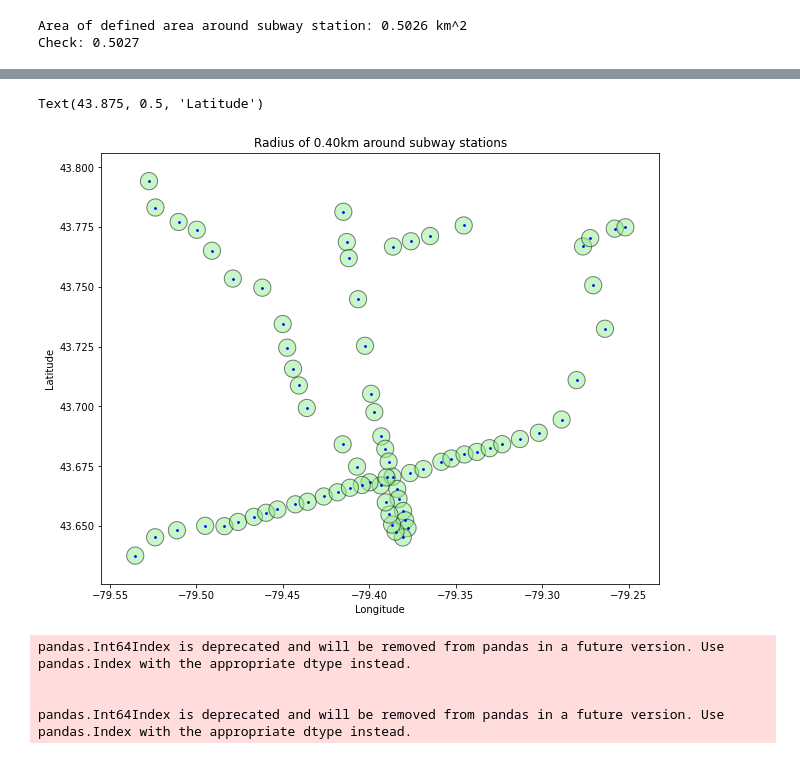
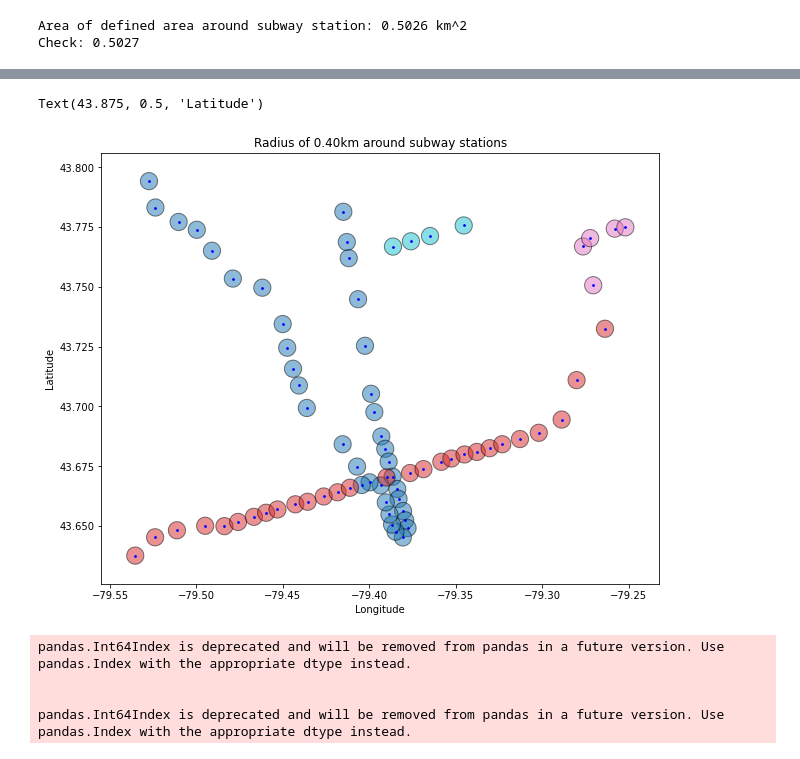
Before and after one commit to WillKWL/Project-TorontoApartment, a Jupyter notebook: 1- initiate.ipynb, the cells around one changed output, grey strips where cells are left out. Drawn from its saved outputs; the diff is of its cells as text; code cells hidden in the pictures.

```diff
--- a/1- initiate.ipynb
+++ b/1- initiate.ipynb
@@ -257,3 +179,6 @@ station_list = [[43.781433, -79.415024],
+# %%
+# latitude and longitude of each station from Google Map
+station_list = pd.read_csv('./raw_data/station_list.csv').values.tolist()
 # %%
 stations_df['longitude'] = [x[1] for x in station_list]
 stations_df['latitude'] = [x[0] for x in station_list]
@@ -425,14 +350,14 @@ stations_area.head()
 | 3 | https://www.ttc.ca/subway-station... | york mills | Line 1 Yonge-University | 3 | -79.406487 | 43.744867 | POLYGON ((-79.40152 43.74480, -79... |
 | 4 | https://www.ttc.ca/subway-station... | lawrence | Line 1 Yonge-University | 4 | -79.402491 | 43.725387 | POLYGON ((-79.39753 43.72532, -79... |
 # %%
-ax = stations_area.plot(color = 'lightgreen', edgecolor = 'black', alpha = 0.5)
+ax = stations_area.plot(column = 'line', edgecolor = 'black', alpha = 0.5)
 stations_point.plot(ax=ax, color = 'blue', markersize = 3)
 plt.title(f'Radius of {radius:0.2f}km around subway stations')
 plt.xlabel('Longitude')
 plt.ylabel('Latitude')
 # %% [output]
 Text(43.875, 0.5, 'Latitude')
-[figure, old version]
+[figure, new version]
 # %%
 # output files to clean_data folder
 stations_point.to_file('./clean_data/stations_point.geojson', driver='GeoJSON')
```
Also changed, not shown: parts of 22 cells of this notebook, 43 other files.
